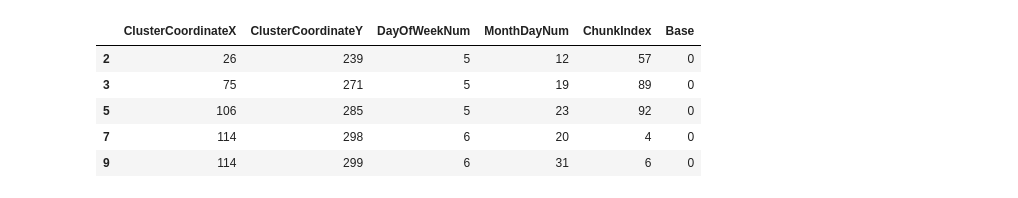
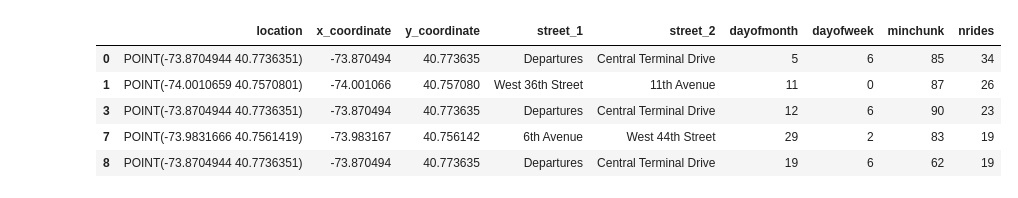
Before and after one commit to Natasha-Kohli/IBMDesign, a Jupyter notebook: model/deep_network.ipynb, the cells around one changed output. Saved outputs shown, nothing was run; the diff lists cells and outputs as text; code cells hidden in the pictures.

Commit message:
try intersection chunking decision tree. dnn got ~86%

```diff
--- a/model/deep_network.ipynb
+++ b/model/deep_network.ipynb
@@ -1,23 +1,23 @@
 # %%
 import numpy as np
 import pandas as pd
 import tensorflow as tf
-full_data = pd.read_csv('full_training.csv')
+full_data = pd.read_csv('intersection_aggregated.csv')
 # subtract one from Base
-full_data['Base'] = full_data['Base'] - 1
+full_data['nrides'] = full_data['nrides'] - 1
 def split(df, ratio):
     msk = np.random.rand(len(df)) < ratio
     return df[msk], df[~msk]
 
 
 train_data, test_data = split(full_data, 0.7)
 
 train_data.head()
 # %% [output]
-|  | ClusterCoordinateX | ClusterCoordinateY | DayOfWeekNum | MonthDayNum | ChunkIndex | Base |
-| 2 | 26 | 239 | 5 | 12 | 57 | 0 |
-| 3 | 75 | 271 | 5 | 19 | 89 | 0 |
-| 5 | 106 | 285 | 5 | 23 | 92 | 0 |
-| 7 | 114 | 298 | 6 | 20 | 4 | 0 |
-| 9 | 114 | 299 | 6 | 31 | 6 | 0 |
+|  | location | x_coordinate | y_coordinate | street_1 | street_2 | dayofmonth | dayofweek | minchunk | nrides |
+| 0 | POINT(-73.8704944 40.7736351) | -73.870494 | 40.773635 | Departures | Central Terminal Drive | 5 | 6 | 85 | 34 |
+| 1 | POINT(-74.0010659 40.7570801) | -74.001066 | 40.757080 | West 36th Street | 11th Avenue | 11 | 0 | 87 | 26 |
+| 3 | POINT(-73.8704944 40.7736351) | -73.870494 | 40.773635 | Departures | Central Terminal Drive | 12 | 6 | 90 | 23 |
+| 7 | POINT(-73.9831666 40.7561419) | -73.983167 | 40.756142 | 6th Avenue | West 44th Street | 29 | 2 | 83 | 19 |
+| 8 | POINT(-73.8704944 40.7736351) | -73.870494 | 40.773635 | Departures | Central Terminal Drive | 19 | 6 | 62 | 19 |
 # %%
```
Also changed, not shown: parts of 5 cells of this notebook, 1 other file.
